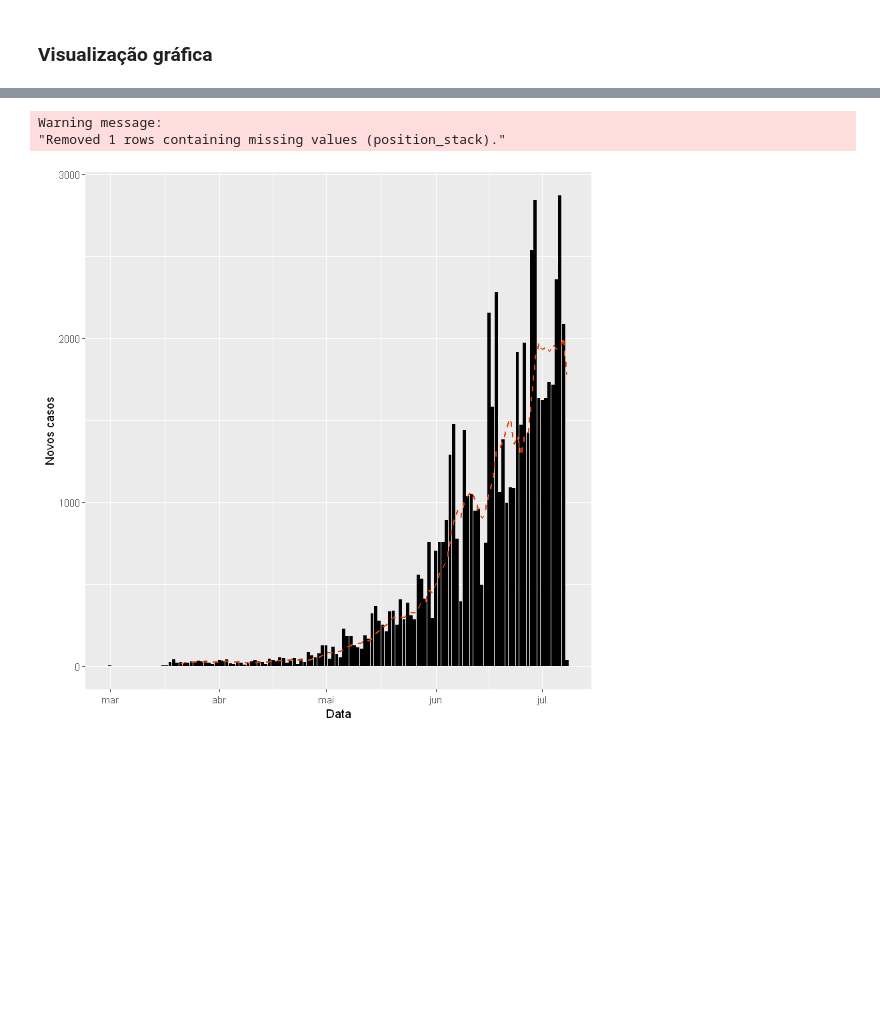
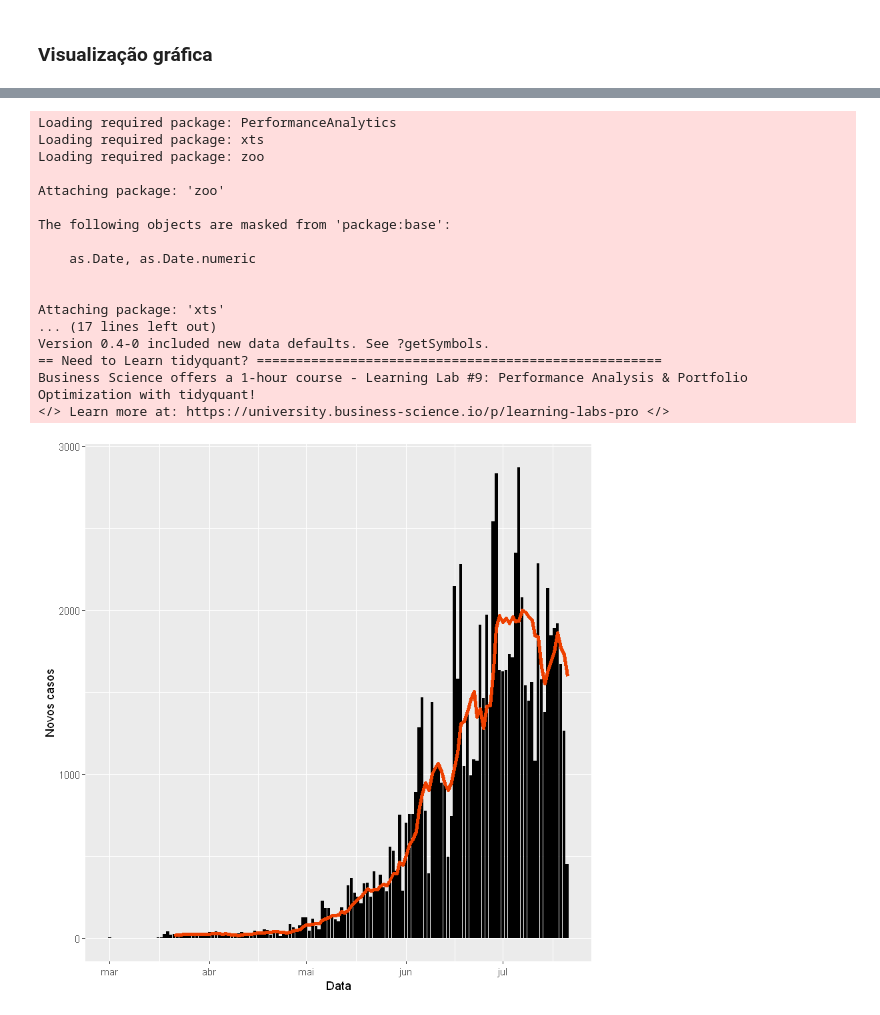
Before and after one commit to rstuckert3/covid_df, a Jupyter notebook: covid_notebook.ipynb, the cells around one changed output, grey strips where cells are left out. Cells and saved outputs as stored; diff of their text form; code cells hidden in the pictures; blank space fills up the shorter version.

```diff
--- a/covid_notebook.ipynb
+++ b/covid_notebook.ipynb
@@ -112,19 +149,19 @@ df <- df %>%
   )
 
 
-# Remove a coluna com a data de extração, corrige a coluna das datas de entrada,
-# e cria as variáveis "Tem comorbidade?" e "Estado ativo?"
+# Corrige a coluna das datas de entrada, cria as variáveis "Tem comorbidade?"
+# e transforma a variável Obito em binário
 df <- df %>%
+  mutate(Comorbidade = case_when(Pneumopatia + Nefropatia + DHematologica + DistMetabolico + Imunopressao + Outros + Cardiovasculopatia > 0 ~ 1, TRUE ~ 0),
+         Obito = ifelse(Obito == "Sim", 1, 0)
+        )
 
-  select(-c("Data")) %>%
+# Transforma a variável Comorbidade em factor.
+df <- df %>%
+  mutate(Comorbidade = as.factor(df$Comorbidade))
+str(df$Comorbidade)
 
-  mutate(DataCadastro = as.Date(DataCadastro, format = '%d/%m/%Y'),
-         Comorbidade = case_when(Pneumopatia + Nefropatia + DHematologica + DistMetabolico + Imunopressao + Outros + Cardiovasculopatia > 0 ~ 1, TRUE ~ 0),
-         Status = ifelse(EstadoSaude %in% c("Leve", "Moderado", "Grave", "Não Informado"),
-                         "Ativo", EstadoSaude)) # Cria a variável "Status", que mostra se a pessoa está recuperada,se foi a óbito, ou se é um caso ativo.
 
-# Verificando novamente
-class(df$DataCadastro)
-head(df$DataCadastro)
-table(df$Status) # Variável de estado do paciente
+# Verificando o número de óbitos
+table(df$Obito)
 # %% [output]
@@ -150,8 +182,7 @@ Gerando estatísticas agregadas pelas Regiões Administrativas (RA's) do Distrit
 grouped_by_RA <- df %>%
   group_by(RA) %>%
   summarise(casos = n(),
-            casos_ativos = sum(Status == "Ativo"),
-            obitos = sum(Status == "Óbito"),
+            obitos = sum(Obito == 1),
             mortalidade = obitos / casos,
             pct_comorbidade = sum(Comorbidade == 1) / casos,
             pct_mulheres = sum(Sexo == "Feminino")/casos,
@@ -162,8 +193,7 @@ grouped_by_RA <- df %>%
 grouped_by_Sexo <- df %>%
   group_by(Sexo) %>%
   summarise(casos = n(),
-            casos_ativos = sum(Status == "Ativo"),
-            obitos = sum(Status == "Óbito"),
+            obitos = sum(Obito == 1),
             mortalidade = obitos / casos,
             pct_comorbidade = sum(Comorbidade == 1) / casos
             )
@@ -172,9 +202,8 @@ grouped_by_Sexo <- df %>%
 grouped_by_FxEtaria <- df %>%
   group_by(FaixaEtaria) %>%
   summarise(casos = n(),
-            casos_ativos = sum(Status == "Ativo"),
-            obitos = sum(Status == "Óbito"),
-            pct_obitos = sum(Status == "Óbito") / sum(df$Status == "Óbito"),
+            obitos = sum(Obito == 1),
+            pct_obitos = sum(Obito == 1) / sum(df$Obito == 1),
             mortalidade = obitos / casos,
             pct_comorbidade = sum(Comorbidade == 1) / casos,
             pct_mulheres = sum(Sexo == "Feminino")/casos,
@@ -185,9 +214,8 @@ grouped_by_FxEtaria <- df %>%
 grouped_by_Data <- df %>%
   group_by(DataCadastro) %>%
   summarise(casos = n(),
-            casos_ativos = sum(Status == "Ativo"),
-            obitos = sum(Status == "Óbito"),
-            pct_obitos = sum(Status == "Óbito") / sum(df$Status == "Óbito"),
+            obitos = sum(Obito == 1),
+            pct_obitos = sum(Obito == 1) / sum(df$Obito == 1),
             mortalidade = obitos / casos,
             pct_comorbidade = sum(Comorbidade == 1) / casos,
             pct_mulheres = sum(Sexo == "Feminino")/casos,
@@ -242,13 +257,30 @@ Business Science offers a 1-hour course - Learning Lab #9: Performance Analysis
 # %%
+options(warn = -1)
+library(tidyquant) # Para médias móveis
+
 # Novos casos, com média móvel para os últimos 7 dias
 grouped_by_Data %>%
   #filter(!(UF %in% "")) %>%
   ggplot(aes(x = DataCadastro, y = casos)) +
-  #geom_line() +
   geom_bar(stat = "identity", fill = "black") +
-  geom_ma(ma_fun = SMA, n = 7, color = "orangered2", size = 0.8, linetype = "dashed") +
+  geom_ma(ma_fun = SMA, n = 7, color = "orangered2", size = 1.5, linetype = "solid") +
   labs(x = "Data", y = "Novos casos")
 # %% [output]
-Warning message:
-"Removed 1 rows containing missing values (position_stack)."
+Loading required package: PerformanceAnalytics
+Loading required package: xts
+Loading required package: zoo
+
+Attaching package: 'zoo'
+
+The following objects are masked from 'package:base':
+
+    as.Date, as.Date.numeric
+
+
+Attaching package: 'xts'
+... (17 lines left out)
+Version 0.4-0 included new data defaults. See ?getSymbols.
+== Need to Learn tidyquant? ====================================================
+Business Science offers a 1-hour course - Learning Lab #9: Performance Analysis & Portfolio Optimization with tidyquant!
+</> Learn more at: https://university.business-science.io/p/learning-labs-pro </>
-[figure, old version]
+[figure, new version]
```
Also changed, not shown: parts of 29 cells of this notebook.
